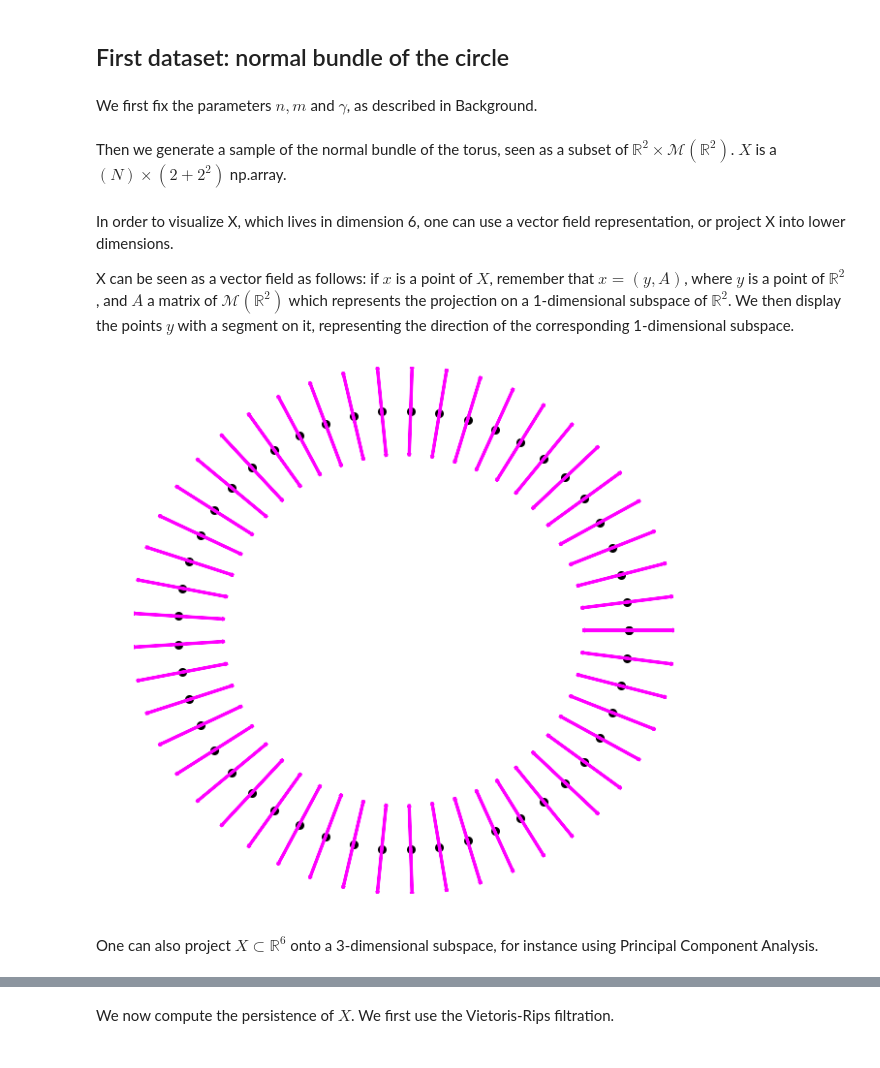
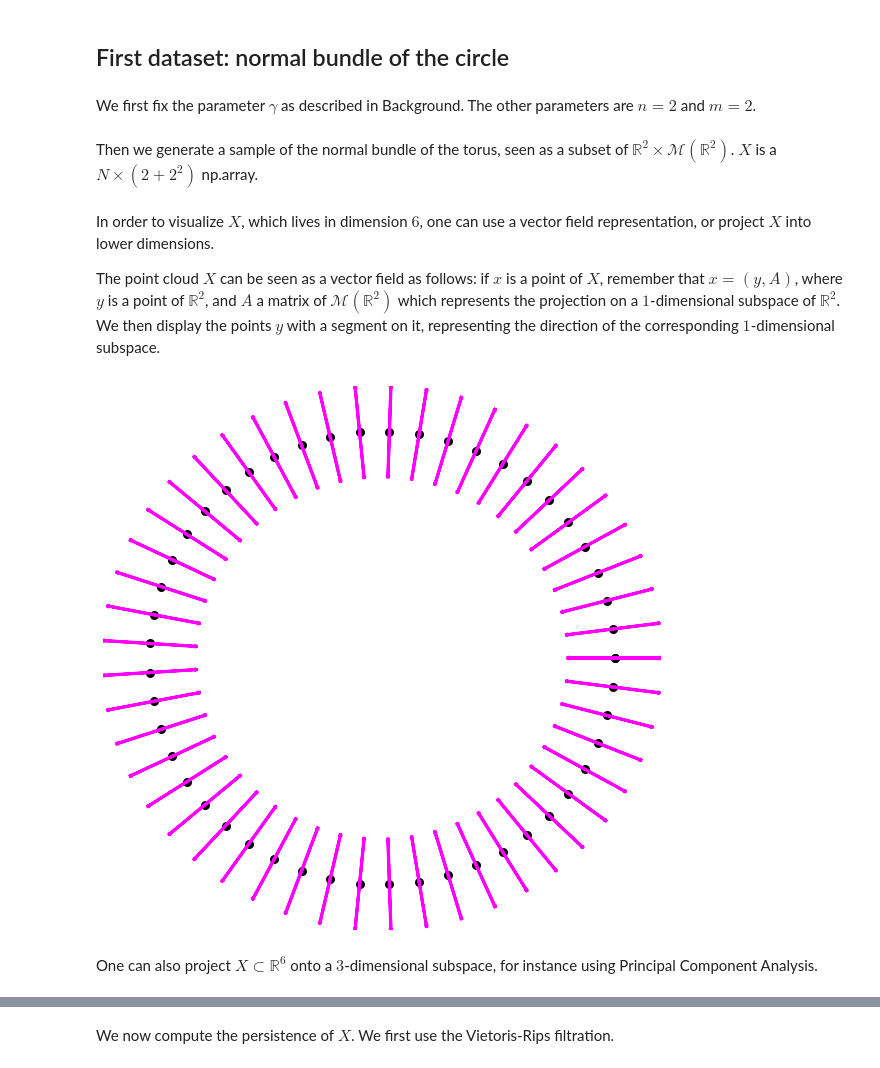
Before and after one commit to raphaeltinarrage/PersistentCharacteristicClasses, a Jupyter notebook: Demo.ipynb, the cells around one changed output, grey strips where cells are left out. Cells and saved outputs as stored; diff of their text form; code cells hidden in the pictures.

```diff
--- a/Demo.ipynb
+++ b/Demo.ipynb
@@ -67,6 +47,6 @@ Note that, in order to ease the reading, we shall not plot the whole persistence
 # %% [markdown]
 ## First dataset: normal bundle of the circle
 # %% [markdown]
-We first fix the parameters $n, m$ and $\gamma$, as described in Background.
+We first fix the parameter $\gamma$ as described in Background. The other parameters are $n=2$ and $m=2$.
 # %%
 gamma = 1
@@ -75,18 +53,18 @@ m = 2
 # %% [markdown]
 Then we generate a sample of the normal bundle of the torus, seen as a subset of $\mathbb{R}^2 \times \mathcal{M}(\mathbb{R}^2)$.
-$X$ is a $(N)\times(2+2^2)$ np.array.
+$X$ is a $N\times(2+2^2)$ np.array.
 # %%
-N = 50                                                   #number of sampled points
-X = SampleOnCircleNormalCheck(N = N, gamma=gamma)        #generates the dataset
+N = 50                                                     #number of sampled points
+X = velour.SampleOnCircleNormalBundle(N = N, gamma=gamma)  #generates the dataset
 # %% [markdown]
-In order to visualize X, which lives in dimension 6, one can use a vector field representation, or project X into lower dimensions.
+In order to visualize $X$, which lives in dimension $6$, one can use a vector field representation, or project $X$ into lower dimensions.
 
-X can be seen as a vector field as follows: if $x$ is a point of $X$, remember that $x = (y,A)$, where $y$ is a point of $\mathbb{R}^2$, and $A$ a matrix of $\mathcal{M}(\mathbb{R}^2)$ which represents the projection on a 1-dimensional subspace of $\mathbb{R}^2$.
-We then display the points $y$ with a segment on it, representing the direction of the corresponding 1-dimensional subspace.
+The point cloud $X$ can be seen as a vector field as follows: if $x$ is a point of $X$, remember that $x = (y,A)$, where $y$ is a point of $\mathbb{R}^2$, and $A$ a matrix of $\mathcal{M}(\mathbb{R}^2)$ which represents the projection on a $1$-dimensional subspace of $\mathbb{R}^2$.
+We then display the points $y$ with a segment on it, representing the direction of the corresponding $1$-dimensional subspace.
 # %%
-PlotVectorField(X, n)        #vector field representation of X
+velour.PlotVectorField(X)   #vector field representation of X
 # %% [output]
-[figure, old version]
+[figure, new version]
 # %% [markdown]
-One can also project $X \subset \mathbb{R}^6$ onto a 3-dimensional subspace, for instance using Principal Component Analysis.
+One can also project $X \subset \mathbb{R}^6$ onto a $3$-dimensional subspace, for instance using Principal Component Analysis.
 # %%
```
Also changed, not shown: parts of 92 cells of this notebook.
